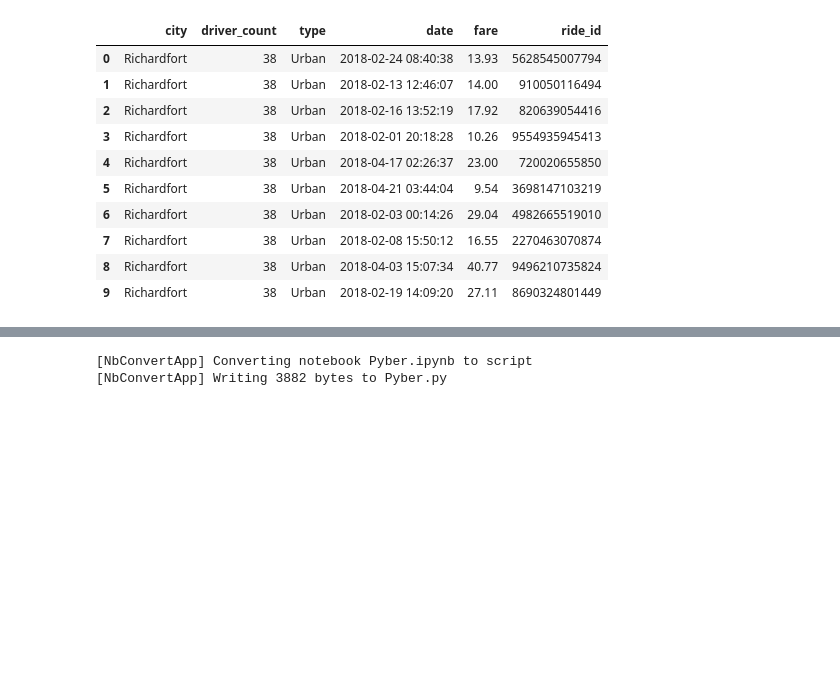
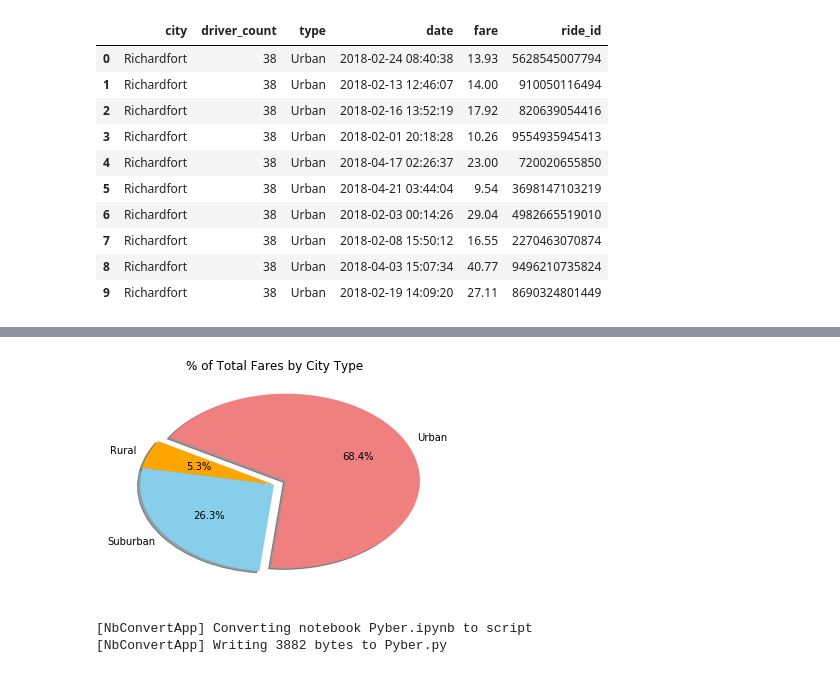
Before and after one commit to salizadeh10/Pyber, a Jupyter notebook: Pyber.ipynb, the cells around one changed output, grey strips where cells are left out. Drawn from its saved outputs; the diff is of its cells as text; code cells hidden in the pictures; blank space fills up the shorter version.

Commit message:
Completed total number of rides for each city type pie chart

```diff
--- a/Pyber.ipynb
+++ b/Pyber.ipynb
@@ -112,3 +109,22 @@ plt.savefig("fare_percentage_by_city_type_piechart.png")
+# %%
+#-------------------------  Total Rides by City Type -------------------------
+
+# Calculate total number of rides for each city type
+
+rides_by_city_type_df = city_and_ride_df.groupby('type')["ride_id"].count().reset_index()
+
+# Build Pie Chart
+colors=("orange","skyblue","lightcoral")
+plt.pie(rides_by_city_type_df["ride_id"], labels = rides_by_city_type_df["type"], shadow = True,
+                    explode = (0,0,0.1), colors=colors,startangle=150, autopct = "%1.1f%%")
+
+plt.title('% of Total Fares by City Type')
+
+# Save Figure
+plt.savefig("total_rides_by_city_type_piechart.png")
+plt.show()
+# %% [output]
+[figure, added]
 # %%
 get_ipython().system('jupyter nbconvert --to script Pyber.ipynb')
 # %% [output]
```
Also changed, not shown: parts of 2 cells of this notebook, 3 other files.
